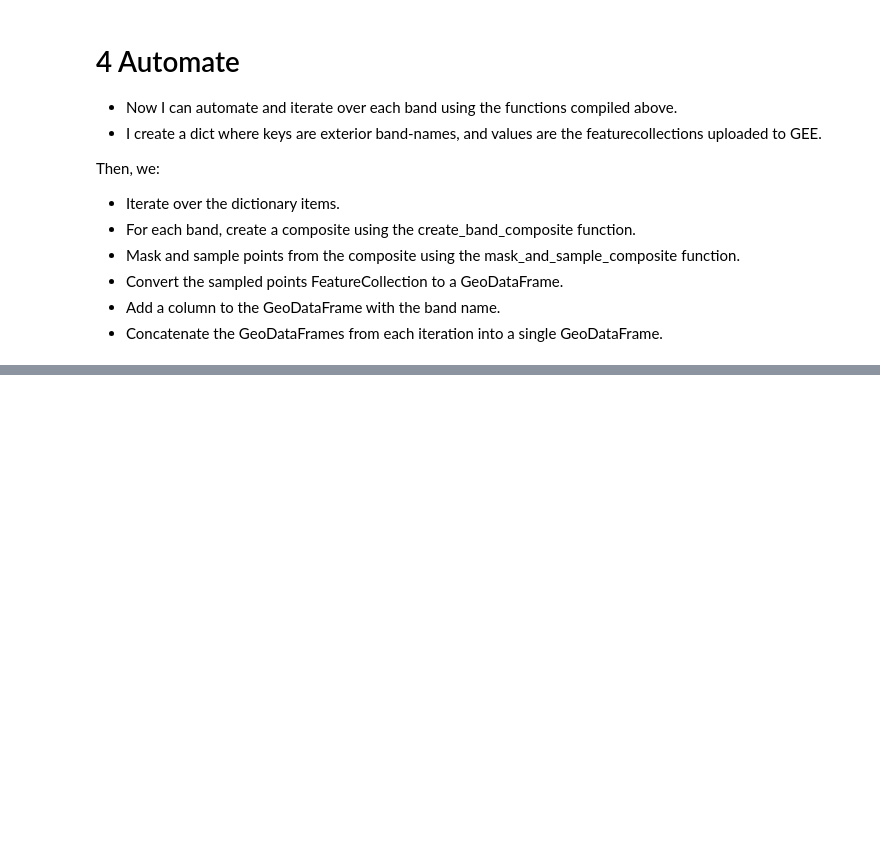
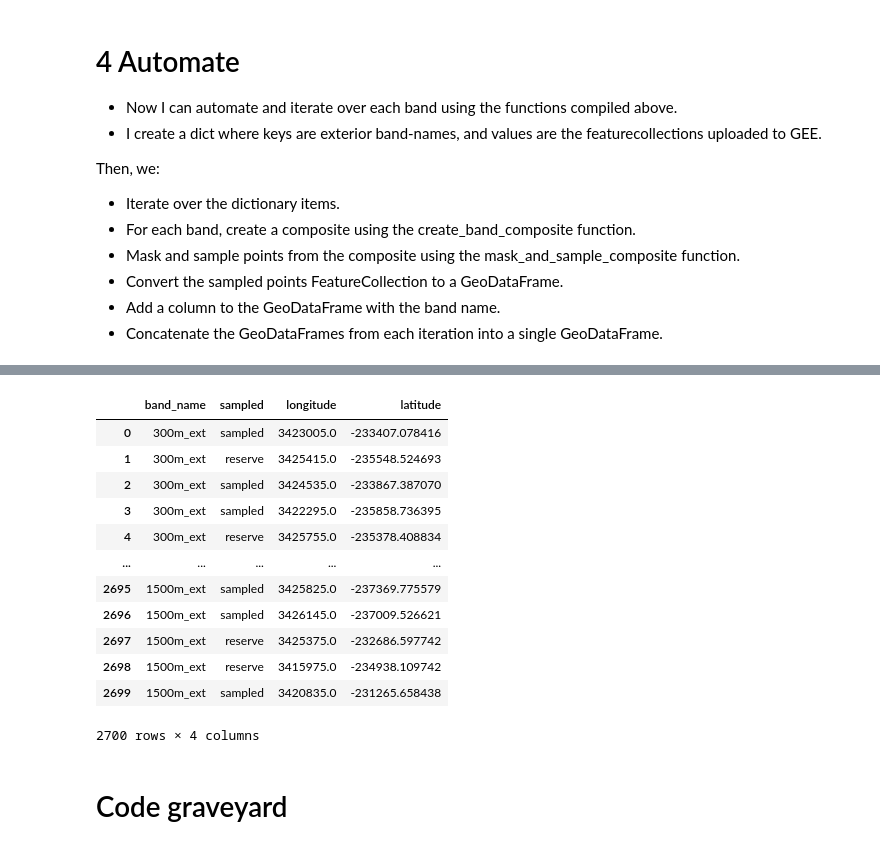
Before and after one commit to riklinssen/naico_geographic_sampling, a Jupyter notebook: geographic_samling.ipynb, the cells around one changed output, grey strips where cells are left out. Cells and saved outputs as stored; diff of their text form; code cells hidden in the pictures; blank space fills up the shorter version.

```diff
--- a/geographic_samling.ipynb
+++ b/geographic_samling.ipynb
@@ -559,0 +541,25 @@ for band_name, color in zip(unique_band_names, color_list):
+# %%
+
+
+#now in each band choose at random to put some in sample n= 270 per band, and the rest in reserve.
+def assign_sampled_reserve(group, seed=None):
+    # Set the random seed for reproducibility
+    np.random.seed(seed)
+
+    # Number of samples to label as 'sampled'
+    n_samples = min(len(group), 270)
+
+    # Randomly choose n_samples indices to label as 'sampled'
+    sampled_indices = np.random.choice(group.index, size=n_samples, replace=False)
+
+    # Create a new column 'sampled' with default value 'reserve'
+    group['sampled'] = 'reserve'
+
+    # Assign 'sampled' to the randomly chosen indices
+    group.loc[sampled_indices, 'sampled'] = 'sampled'
+
+    return group
+
+# Apply the function to each group and reset the index
+all_samples_gdf = all_samples_gdf.groupby('band_name', group_keys=False).apply(lambda x: assign_sampled_reserve(x, seed=seed))
+print(all_samples_gdf.head())
@@ -560,10 +621,13 @@ for band_name, color in zip(unique_band_names, color_list):
 # %%
+
+
+# Drop the geometry column to keep only latitude and longitude use as regular pandas df
+
 #extract latitude and longitude
 all_samples_gdf['longitude'] = all_samples_gdf.geometry.x
 all_samples_gdf['latitude'] = all_samples_gdf.geometry.y
 
-# Drop the geometry column to keep only latitude and longitude
-all_samples_no_geometry = all_samples_gdf.drop(columns=['geometry'])
+all_samples_no_geometry = all_samples_gdf.drop(columns=['geometry', 'label'])
 # %%
 all_samples_no_geometry.to_csv(output_path/'sampled_points_by_band.csv', index=False)
 
@@ -576,0 +641,21 @@ len(csv_check)
+# %%
+#check the csv
+csv_check=pd.read_csv(output_path/'sampled_points_by_band.csv',)
+csv_check.head(50)
+len(csv_check)
+
+all_samples_no_geometry
+# %% [output]
+|  | band_name | sampled | longitude | latitude |
+| 0 | 300m_ext | sampled | 3423005.0 | -233407.078416 |
+| 1 | 300m_ext | reserve | 3425415.0 | -235548.524693 |
+| 2 | 300m_ext | sampled | 3424535.0 | -233867.387070 |
+| 3 | 300m_ext | sampled | 3422295.0 | -235858.736395 |
+| 4 | 300m_ext | reserve | 3425755.0 | -235378.408834 |
+| ... | ... | ... | ... | ... |
+| 2695 | 1500m_ext | sampled | 3425825.0 | -237369.775579 |
+| 2696 | 1500m_ext | sampled | 3426145.0 | -237009.526621 |
+| 2697 | 1500m_ext | reserve | 3425375.0 | -232686.597742 |
+| 2698 | 1500m_ext | reserve | 3415975.0 | -234938.109742 |
+| 2699 | 1500m_ext | sampled | 3420835.0 | -231265.658438 |
+2700 rows × 4 columns
@@ -577,2 +668,4 @@ len(csv_check)
+# %% [markdown]
+# Code graveyard
 # %%
 #export to csv
```
Also changed, not shown: parts of 12 cells of this notebook, 1 other file.
